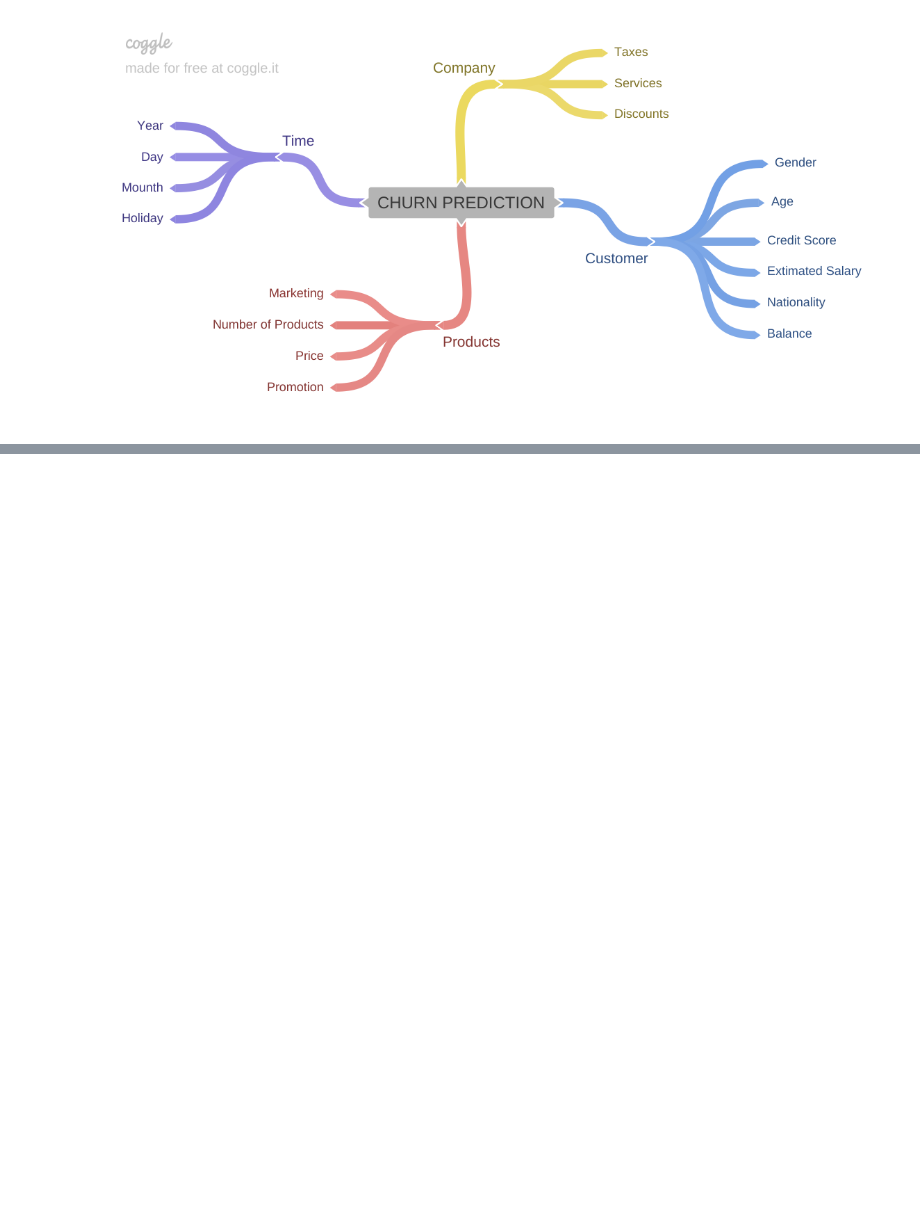
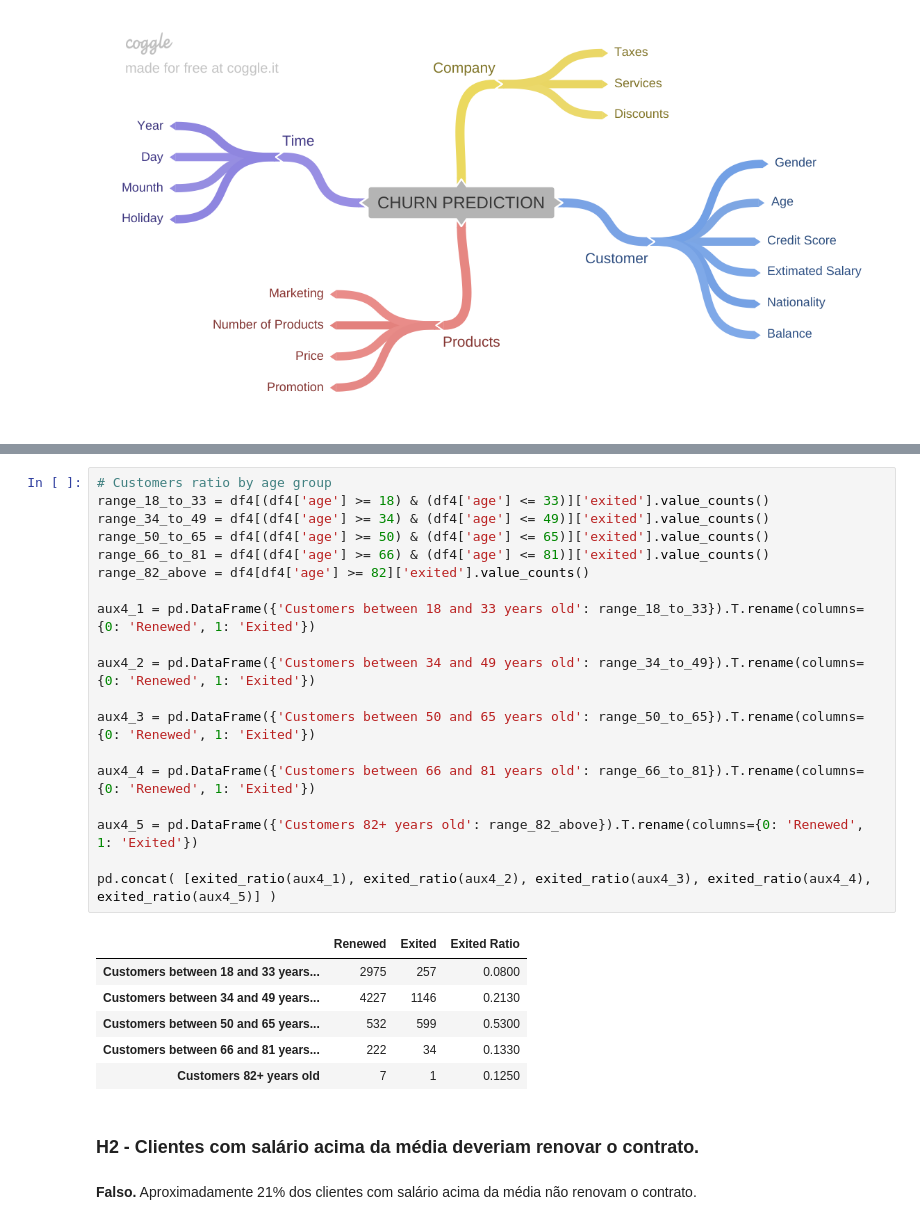
Before and after one commit to ronaldoi9/churn_prediction, a Jupyter notebook: churn_prediction.ipynb, the cells around one changed output, grey strips where cells are left out. Saved outputs shown, nothing was run; the diff lists cells and outputs as text; blank space fills up the shorter version.

```diff
--- a/churn_prediction.ipynb
+++ b/churn_prediction.ipynb
@@ -271,0 +326,30 @@ Image('img/mind_map_hypothesis.png')
+# %%
+# Customers ratio by age group
+range_18_to_33 = df4[(df4['age'] >= 18) & (df4['age'] <= 33)]['exited'].value_counts()
+range_34_to_49 = df4[(df4['age'] >= 34) & (df4['age'] <= 49)]['exited'].value_counts()
+range_50_to_65 = df4[(df4['age'] >= 50) & (df4['age'] <= 65)]['exited'].value_counts()
+range_66_to_81 = df4[(df4['age'] >= 66) & (df4['age'] <= 81)]['exited'].value_counts()
+range_82_above = df4[df4['age'] >= 82]['exited'].value_counts()
+
+aux4_1 = pd.DataFrame({'Customers between 18 and 33 years old': range_18_to_33}).T.rename(columns={0: 'Renewed', 1: 'Exited'})
+
+aux4_2 = pd.DataFrame({'Customers between 34 and 49 years old': range_34_to_49}).T.rename(columns={0: 'Renewed', 1: 'Exited'})
+
+aux4_3 = pd.DataFrame({'Customers between 50 and 65 years old': range_50_to_65}).T.rename(columns={0: 'Renewed', 1: 'Exited'})
+
+aux4_4 = pd.DataFrame({'Customers between 66 and 81 years old': range_66_to_81}).T.rename(columns={0: 'Renewed', 1: 'Exited'})
+
+aux4_5 = pd.DataFrame({'Customers 82+ years old': range_82_above}).T.rename(columns={0: 'Renewed', 1: 'Exited'})
+
+pd.concat( [exited_ratio(aux4_1), exited_ratio(aux4_2), exited_ratio(aux4_3), exited_ratio(aux4_4), exited_ratio(aux4_5)] )
+# %% [output]
+|  | Renewed | Exited | Exited Ratio |
+| Customers between 18 and 33 years... | 2975 | 257 | 0.0800 |
+| Customers between 34 and 49 years... | 4227 | 1146 | 0.2130 |
+| Customers between 50 and 65 years... | 532 | 599 | 0.5300 |
+| Customers between 66 and 81 years... | 222 | 34 | 0.1330 |
+| Customers 82+ years old | 7 | 1 | 0.1250 |
+# %% [markdown]
+### H2 - Clientes com salário acima da média deveriam renovar o contrato.
+# %% [markdown]
+**Falso.** Aproximadamente 21% dos clientes com salário acima da média não renovam o contrato.
```
Also changed, not shown: parts of 114 cells of this notebook.
